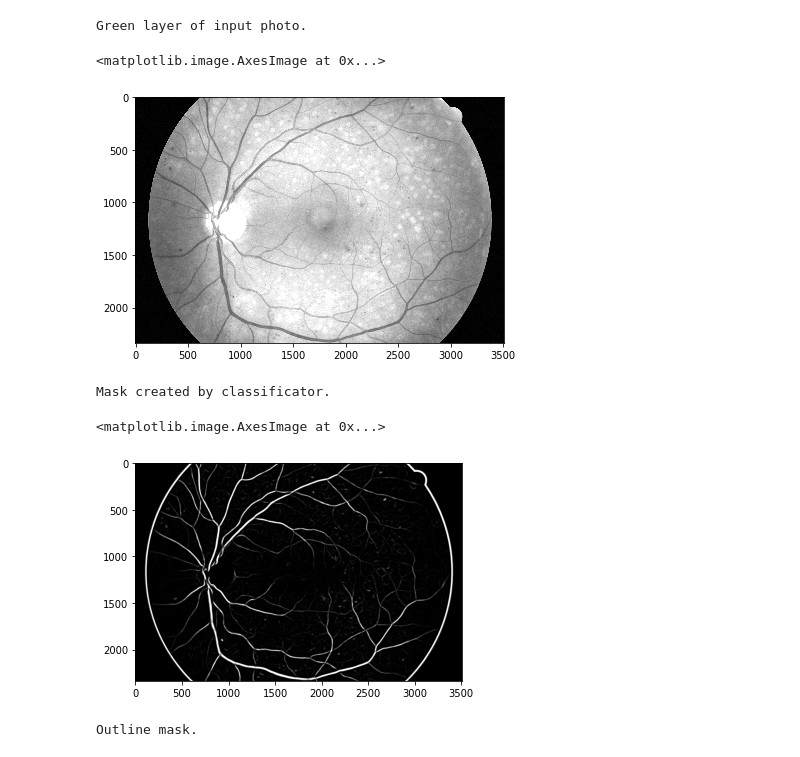
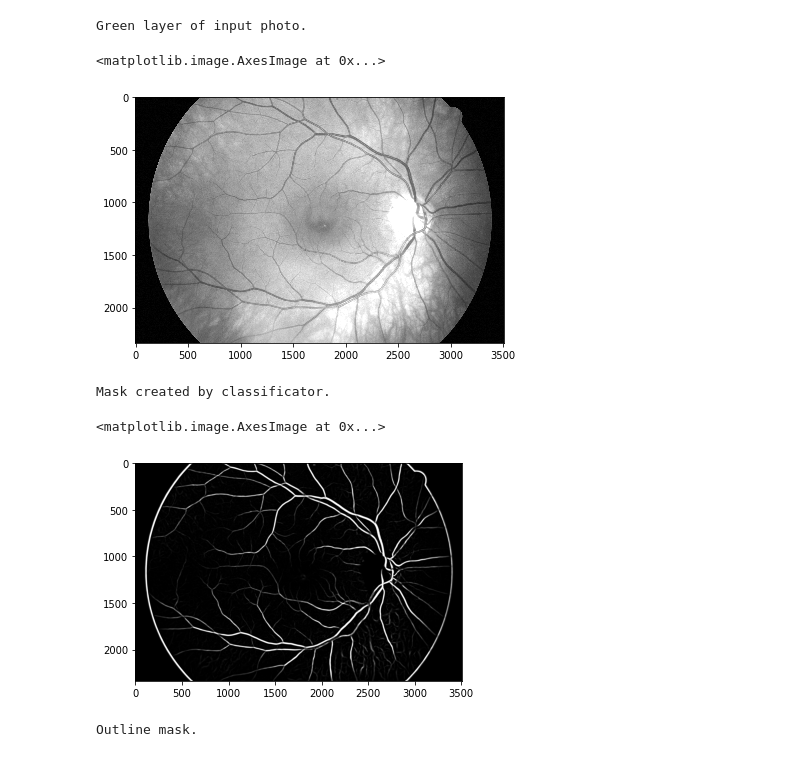
Before and after one commit to jakub-adamczewski/eye_scanner, a Jupyter notebook: na_3.ipynb, the cells around one changed output. Drawn from its saved outputs; the diff is of its cells as text; code cells hidden in the pictures.

```diff
--- a/na_3.ipynb
+++ b/na_3.ipynb
@@ -1,44 +1,44 @@
 # %%
 import os.path as path
+
 import numpy
+import rasterio as rio
 import skimage
 from skimage import exposure
 from skimage import img_as_ubyte
 from skimage import io
-import importlib
-import rasterio as rio
 
 io.use_plugin('matplotlib', 'imshow')
 
-test_image_name = '01_dr'
+test_image_name = '15_g'
 
 def rescale(image):
     b, u = numpy.percentile(image, (2, 98))
     return skimage.exposure.rescale_intensity(image, in_range=(b, u))
 
 
 def load_eye_photo(img_name):
     return img_as_ubyte(io.imread(path.join('images', f'{img_name}.jpg')))
 
 
 def load_manual_expert_mask(name):
     return img_as_ubyte(io.imread(path.join('manual1', f'{name}.tif')))
 
 
 def load_outline_mask(name):
     return img_as_ubyte(rio.open(path.join('mask', f'{name}_mask.tif')).read())
 
 
 img = load_eye_photo(test_image_name)
 img_green = img[:, :, 1]
 img_green = rescale(img_green)
 
 print("Green layer of input photo.")
 io.imshow(img_green)
 # %% [output]
 Green layer of input photo.
 <matplotlib.image.AxesImage at 0x...>
-[figure, old version]
+[figure, new version]
 # %%
 import matplotlib.pyplot as plt
 from skimage.filters import frangi, gaussian
@@ -51,7 +51,7 @@ plt.imshow(img_filtered, vmin=0, vmax=255, cmap=plt.cm.gray)
 # %% [output]
 Mask created by classificator.
 <matplotlib.image.AxesImage at 0x...>
-[figure, old version]
+[figure, new version]
 # %%
 outline_mask = load_outline_mask(test_image_name)
 outline_mask = outline_mask[0,:,:]
```
Also changed, not shown: parts of 4 cells of this notebook.
